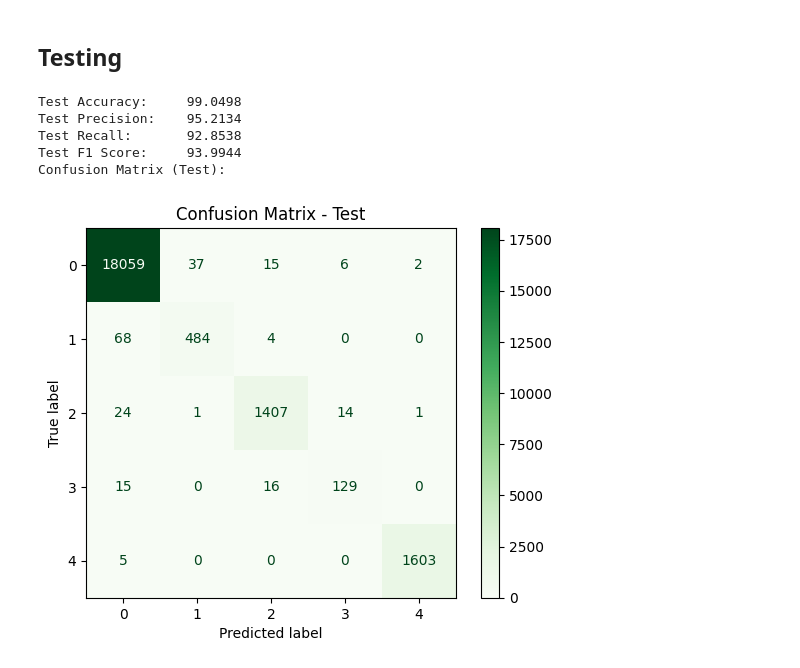
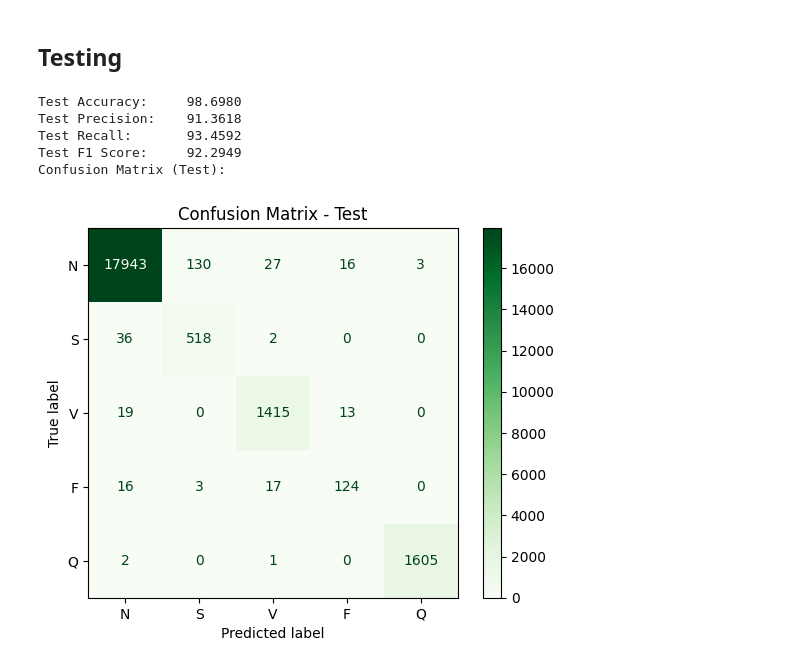
Before and after one commit to elijah-jones-2003/Heart-Rate-Monitoring, a Jupyter notebook: RAT-Net.ipynb, the cells around one changed output. Cells and saved outputs as stored; diff of their text form; code cells hidden in the pictures.

```diff
--- a/RAT-Net.ipynb
+++ b/RAT-Net.ipynb
@@ -271,7 +273,7 @@ X = np.concatenate(X, axis=0)
 y = np.concatenate(y, axis=0)
 
 X_train, X_test, y_train, y_test = train_test_split(X, y, test_size=0.2, stratify=y)
-X_train, X_val, y_train, y_val = train_test_split(X_train, y_train, test_size=0.25, stratify=y_train)
+X_train, X_val, y_train, y_val = train_test_split(X_train, y_train, test_size=0.15, stratify=y_train)
 
 X_train_flat = X_train.reshape(X_train.shape[0], -1)  # Reshape to 2D (num_samples, num_channels * sequence_length)
 
@@ -447,20 +448,18 @@ class RATNet(nn.Module):
 # MPS does not work
 # if torch.backends.mps.is_available():
 #     device = torch.device("mps")
-# elif torch.cuda.is_available():
-#     device = torch.device("cuda")
-# else:
-#     device = torch.device("cpu")
 
-# For colab
-device = torch.device("cuda")
+if torch.cuda.is_available():
+    device = torch.device("cuda")
+else:
+    device = torch.device("cpu")
 
 print(device)
 
 epochs = 50
-batch_size = 64
-learning_rate = 0.001
-weight_decay = 2e-4
+batch_size = 32
+learning_rate = 1e-4
+weight_decay = 1e-5
 
 train_dataset = ECGDataset(X_train_resampled, y_train_resampled)
 test_dataset = ECGDataset(X_test, y_test)
@@ -470,19 +469,15 @@ train_loader = DataLoader(train_dataset, batch_size=batch_size, shuffle=True)
 test_loader = DataLoader(test_dataset, batch_size=batch_size, shuffle=False)
 validation_loader = DataLoader(validation_dataset, batch_size=batch_size, shuffle=False)
 
-# Compute class weights
-counts = np.bincount(y_train)
-weights = 1.0 / counts
-weights = weights * (len(counts))
-weights = weights / weights.sum() * len(counts)
 
-class_weights = torch.from_numpy(weights).float().to(device)
+ResNet_parameters = 128
+transformer_parameters = 128
+classifier_shape = [128]
 
-criterion = nn.CrossEntropyLoss()
-
-model = RATNet().to(device)
+model = RATNet(ResNet_params=ResNet_parameters,  transformer_params=transformer_parameters, ).to(device)
 optimiser = optim.AdamW(model.parameters(), lr=learning_rate, weight_decay=weight_decay)
 scheduler = torch.optim.lr_scheduler.ReduceLROnPlateau(optimiser, mode='min', factor=0.5, patience=3)
+criterion = nn.CrossEntropyLoss()
 # %% [output]
 cuda
 # %% [markdown]
@@ -552,37 +557,37 @@ all_labels = []
 
 with torch.no_grad():
     for inputs, labels in test_loader:
         inputs = inputs.to(device)
         labels = labels.to(device)
 
         outputs = model(inputs)
         _, predicted = torch.max(outputs, 1)
 
         all_preds.extend(predicted.cpu().numpy())
         all_labels.extend(labels.cpu().numpy())
 
 acc = accuracy_score(all_labels, all_preds)
 precision = precision_score(all_labels, all_preds, average='macro', zero_division=0)
 recall = recall_score(all_labels, all_preds, average='macro', zero_division=0)
 f1 = f1_score(all_labels, all_preds, average='macro', zero_division=0)
 
 
 print(f"Test Accuracy:     {acc*100:.4f}") # average=None?
 print(f"Test Precision:    {precision*100:.4f}")
 print(f"Test Recall:       {recall*100:.4f}")
 print(f"Test F1 Score:     {f1*100:.4f}")
 
 print("Confusion Matrix (Test):")
 cm_test = confusion_matrix(all_labels, all_preds)
-cm_test_disp = ConfusionMatrixDisplay(confusion_matrix=cm_test, display_labels=[0, 1, 2, 3, 4])
+cm_test_disp = ConfusionMatrixDisplay(confusion_matrix=cm_test, display_labels=['N', 'S', 'V', 'F', 'Q'])
 cm_test_disp.plot(cmap=plt.cm.Greens)
 plt.title("Confusion Matrix - Test")
 plt.show()
 # %% [output]
-Test Accuracy:     99.0498
-Test Precision:    95.2134
-Test Recall:       92.8538
-Test F1 Score:     93.9944
+Test Accuracy:     98.6980
+Test Precision:    91.3618
+Test Recall:       93.4592
+Test F1 Score:     92.2949
 Confusion Matrix (Test):
-[figure, old version]
+[figure, new version]
 # %%
```
Also changed, not shown: parts of 6 cells of this notebook.
